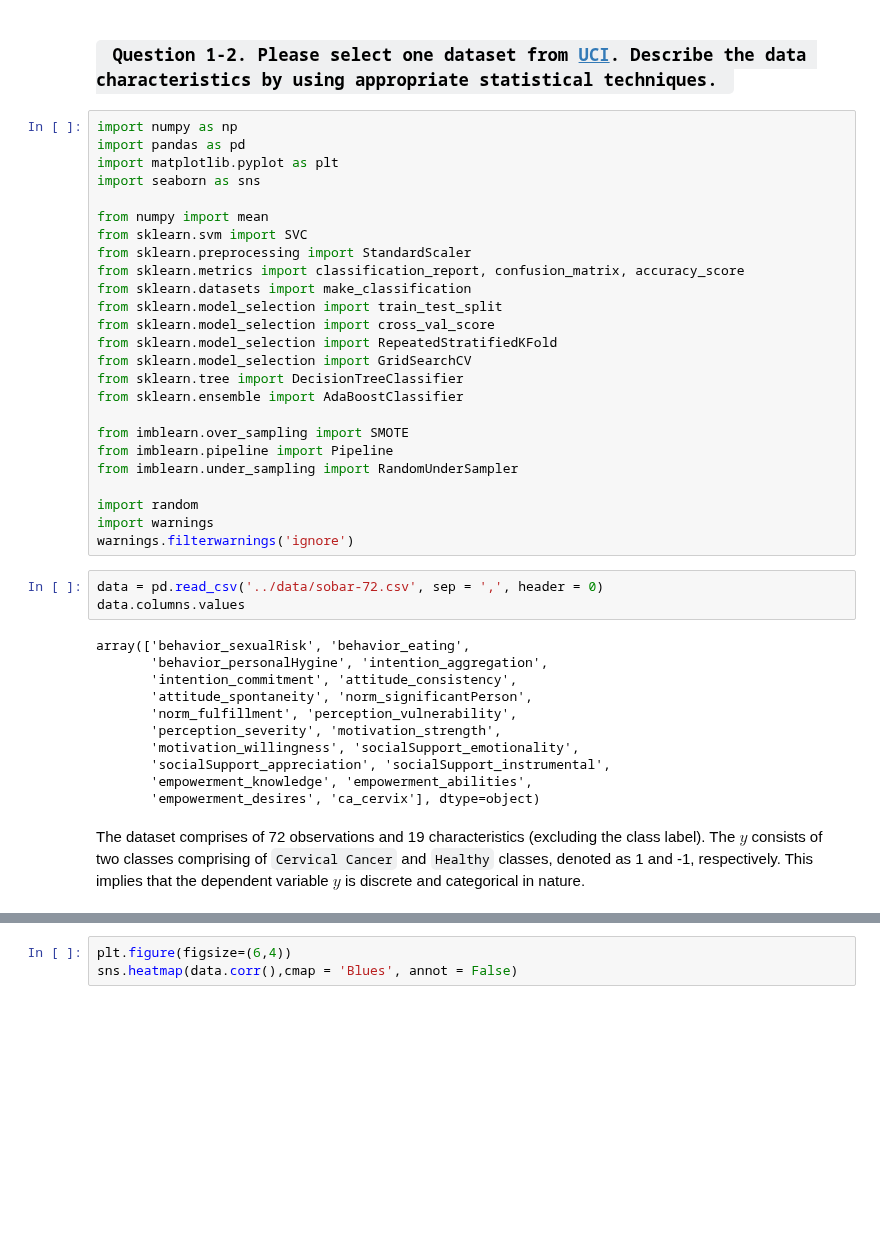
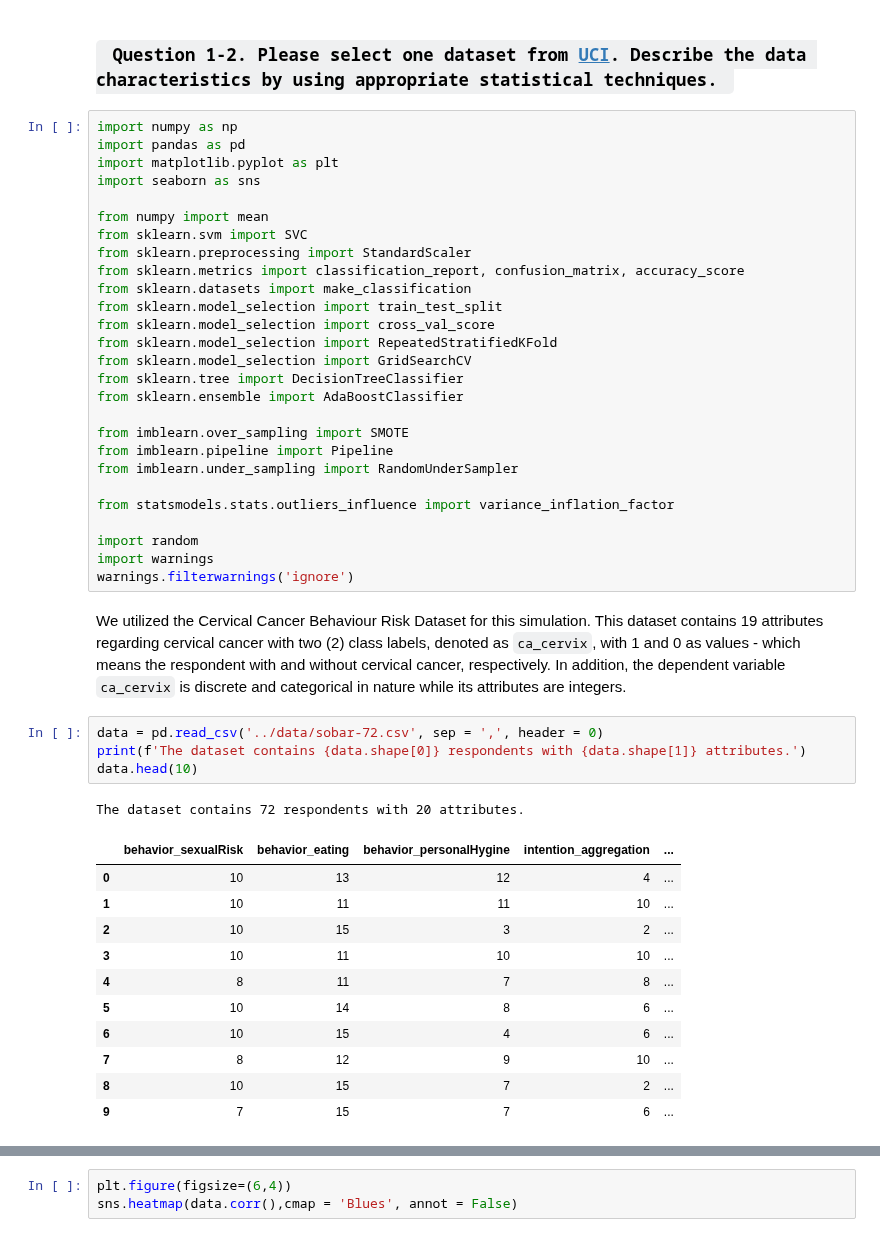
Before and after one commit to rrwabina/RADI605, a Jupyter notebook: 05 Adaptive Boosting/scripts/assignment.ipynb, the cells around one changed output, grey strips where cells are left out. Saved outputs shown, nothing was run; the diff lists cells and outputs as text; blank space fills up the shorter version.

```diff
--- a/05 Adaptive Boosting/scripts/assignment.ipynb
+++ b/05 Adaptive Boosting/scripts/assignment.ipynb
@@ -36,22 +36,27 @@ from imblearn.over_sampling import SMOTE
 from imblearn.pipeline import Pipeline
 from imblearn.under_sampling import RandomUnderSampler
 
+from statsmodels.stats.outliers_influence import variance_inflation_factor
+
 import random
 import warnings
 warnings.filterwarnings('ignore')
+# %% [markdown]
+We utilized the Cervical Cancer Behaviour Risk Dataset for this simulation. This dataset contains 19 attributes regarding cervical cancer with two (2) class labels, denoted as <code>ca_cervix</code>, with 1 and 0 as values - which means the respondent with and without cervical cancer, respectively. In addition,  the dependent variable <code>ca_cervix</code> is discrete and categorical in nature while its attributes are integers.
 # %%
 data = pd.read_csv('../data/sobar-72.csv', sep = ',', header = 0)
-data.columns.values
+print(f'The dataset contains {data.shape[0]} respondents with {data.shape[1]} attributes.')
+data.head(10)
 # %% [output]
-array(['behavior_sexualRisk', 'behavior_eating',
-       'behavior_personalHygine', 'intention_aggregation',
-       'intention_commitment', 'attitude_consistency',
-       'attitude_spontaneity', 'norm_significantPerson',
-       'norm_fulfillment', 'perception_vulnerability',
-       'perception_severity', 'motivation_strength',
-       'motivation_willingness', 'socialSupport_emotionality',
-       'socialSupport_appreciation', 'socialSupport_instrumental',
-       'empowerment_knowledge', 'empowerment_abilities',
-       'empowerment_desires', 'ca_cervix'], dtype=object)
+The dataset contains 72 respondents with 20 attributes.
+|  | behavior_sexualRisk | behavior_eating | behavior_personalHygine | intention_aggregation | ... |
+| 0 | 10 | 13 | 12 | 4 | ... |
+| 1 | 10 | 11 | 11 | 10 | ... |
+| 2 | 10 | 15 | 3 | 2 | ... |
+| 3 | 10 | 11 | 10 | 10 | ... |
+| 4 | 8 | 11 | 7 | 8 | ... |
+| 5 | 10 | 14 | 8 | 6 | ... |
+| 6 | 10 | 15 | 4 | 6 | ... |
+| 7 | 8 | 12 | 9 | 10 | ... |
+| 8 | 10 | 15 | 7 | 2 | ... |
+| 9 | 7 | 15 | 7 | 6 | ... |
-# %% [markdown]
-The dataset comprises of 72 observations and 19 characteristics (excluding the class label). The $y$ consists of two classes comprising of <code>Cervical Cancer</code> and <code>Healthy</code> classes, denoted as 1 and -1, respectively. This implies that the dependent variable $y$ is discrete and categorical in nature.
```
Also changed, not shown: parts of 6 cells of this notebook.
